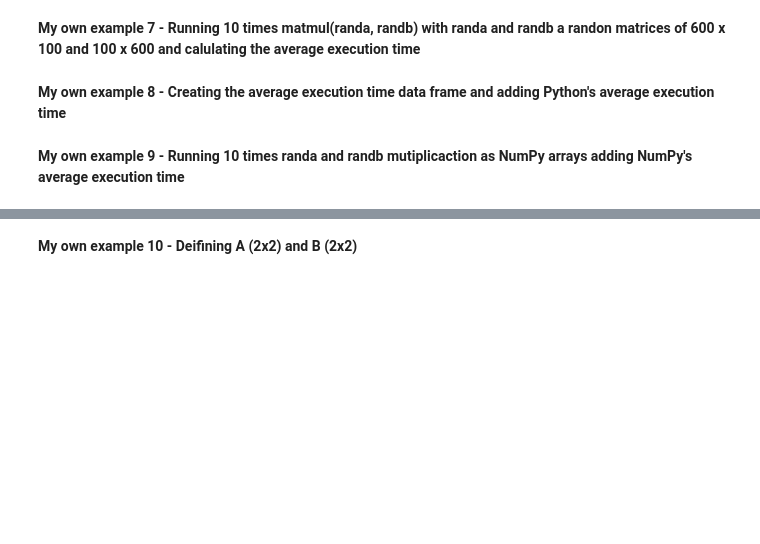
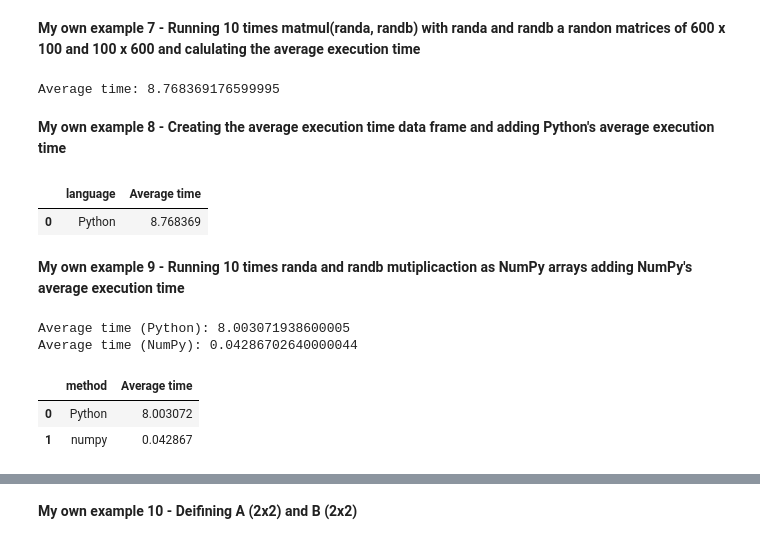
Before and after one commit to jtndavid/MetNumUN2023II, a Jupyter notebook: Lab2/jvelosal_Lab2.ipynb, the cells around one changed output, grey strips where cells are left out. Saved outputs shown, nothing was run; the diff lists cells and outputs as text; code cells hidden in the pictures; blank space fills up the shorter version.

```diff
--- a/Lab2/jvelosal_Lab2.ipynb
+++ b/Lab2/jvelosal_Lab2.ipynb
@@ -275,9 +294,74 @@ randm
 # %% [markdown]
 **My own example 7 - Running 10 times matmul(randa, randb) with randa and randb a randon matrices of 600 x 100 and 100 x 600 and calulating the average execution time**
+# %%
+import time
+
+randa = random_matrix(600, 100)
+randb = random_matrix(100, 600)
+
+def calculate_average_time(func, arg1, arg2, n=10):
+    total_time = 0
+    for _ in range(n):
+        start_time = time.process_time()
+        func(arg1, arg2)
+        end_time = time.process_time()
+        total_time += end_time - start_time
+    return total_time / n
+average_time = calculate_average_time(matmul,randa, randb)
+
+print("Average time:", average_time)
+# %% [output]
+Average time: 8.768369176599995
 # %% [markdown]
 **My own example 8 - Creating the average execution time data frame and adding Python's average execution time**
+# %%
+import pandas as pd
+
+dict = {'language':['Python'],
+        'Average time':[average_time]
+        }
+
+a = pd.DataFrame(dict)
+display(a)
+# %% [output]
+|  | language | Average time |
+| 0 | Python | 8.768369 |
 # %% [markdown]
 **My own example 9 - Running 10 times randa and randb mutiplicaction as NumPy arrays  adding NumPy's average execution time**
+# %%
+import pandas as pd
+
+def matrix_multiply_numpy(matrix_a, matrix_b):
+    return np.dot(matrix_a, matrix_b)
+
+# Calcular el tiempo promedio de ejecución para ambas implementaciones
+def calculate_average_time(func, arg1, arg2, n=10):
+    total_time = 0
+    for _ in range(n):
+        start_time = time.process_time()
+        func(arg1, arg2)
+        end_time = time.process_time()
+        total_time += end_time - start_time
+    return total_time / n
+
+average_time_python = calculate_average_time(matmul, randa, randb)
+average_time_numpy = calculate_average_time(matrix_multiply_numpy, randa, randb)
+
+print("Average time (Python):", average_time_python)
+print("Average time (NumPy):", average_time_numpy)
+
+dict = {'method':['Python','numpy'],
+        'Average time':[average_time_python, average_time_numpy]
+        }
+
+a = pd.DataFrame(dict)
+display(a)
+# %% [output]
+Average time (Python): 8.003071938600005
+Average time (NumPy): 0.04286702640000044
+|  | method | Average time |
+| 0 | Python | 8.003072 |
+| 1 | numpy | 0.042867 |
 # %%
 %%time
 randa = random_matrix(600, 100)
```
Also changed, not shown: parts of 92 cells of this notebook.
